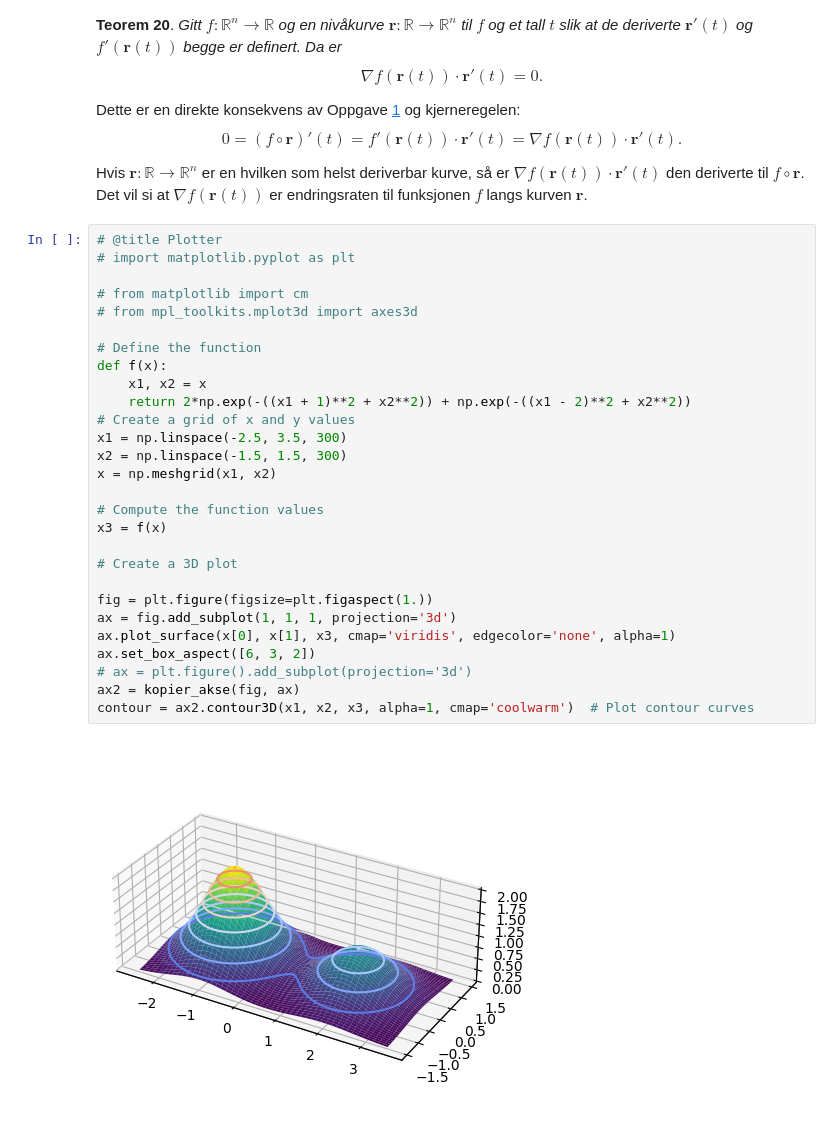
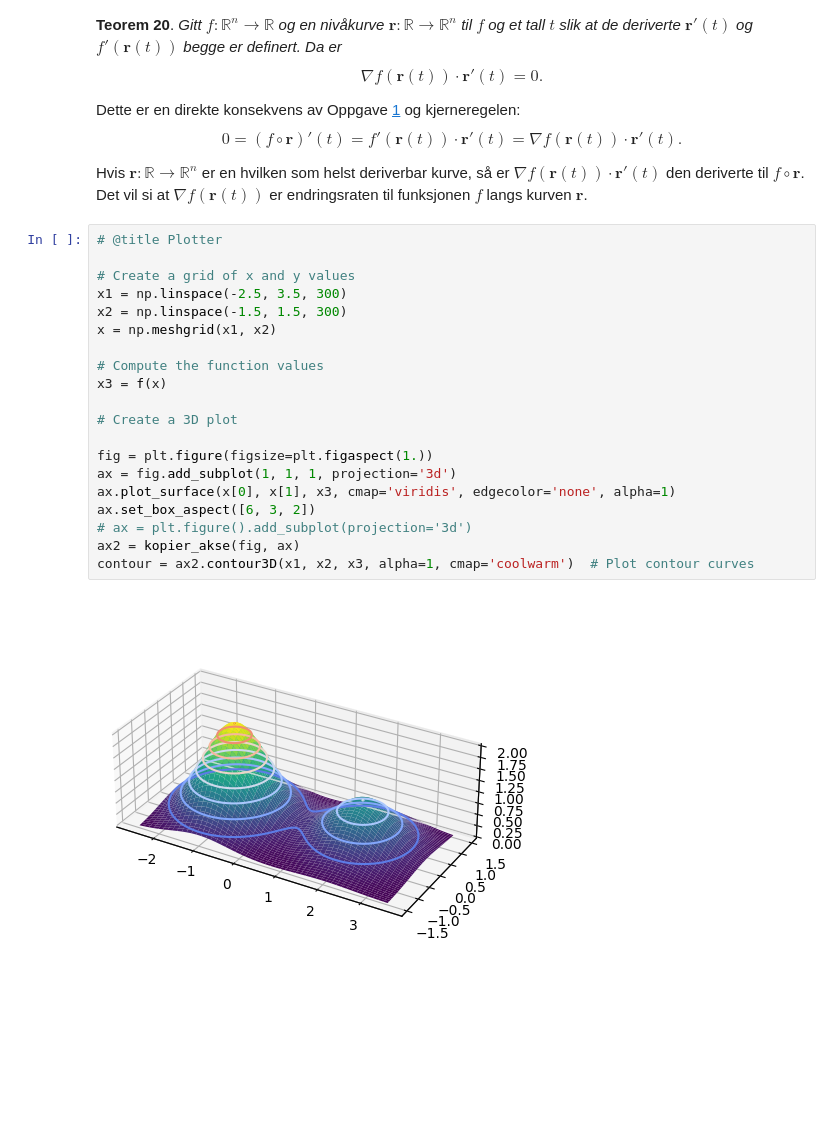
Before and after one commit to mbr085/V25MAT102, a Jupyter notebook: notebooks/uke10/12deriverte_a.ipynb, the cells around one changed output. Drawn from its saved outputs; the diff is of its cells as text; blank space fills up the shorter version.

```diff
--- a/notebooks/uke10/12deriverte_a.ipynb
+++ b/notebooks/uke10/12deriverte_a.ipynb
@@ -1161,31 +1165,23 @@ $f \circ \mathbf{r}$. Det vil si at $\nabla f(\mathbf{r}(t))$ er
 endringsraten til funksjonen $f$ langs kurven $\mathbf{r}$.
 # %%
 # @title Plotter
-# import matplotlib.pyplot as plt
 
-# from matplotlib import cm
-# from mpl_toolkits.mplot3d import axes3d
-
-# Define the function
-def f(x):
-    x1, x2 = x
-    return 2*np.exp(-((x1 + 1)**2 + x2**2)) + np.exp(-((x1 - 2)**2 + x2**2))
 # Create a grid of x and y values
 x1 = np.linspace(-2.5, 3.5, 300)
 x2 = np.linspace(-1.5, 1.5, 300)
 x = np.meshgrid(x1, x2)
 
 # Compute the function values
 x3 = f(x)
 
 # Create a 3D plot
 
 fig = plt.figure(figsize=plt.figaspect(1.))
 ax = fig.add_subplot(1, 1, 1, projection='3d')
 ax.plot_surface(x[0], x[1], x3, cmap='viridis', edgecolor='none', alpha=1)
 ax.set_box_aspect([6, 3, 2])
 # ax = plt.figure().add_subplot(projection='3d')
 ax2 = kopier_akse(fig, ax)
 contour = ax2.contour3D(x1, x2, x3, alpha=1, cmap='coolwarm')  # Plot contour curves
 # %% [output]
-[figure, old version]
+[figure, new version]
```
Also changed, not shown: parts of 9 cells of this notebook.
